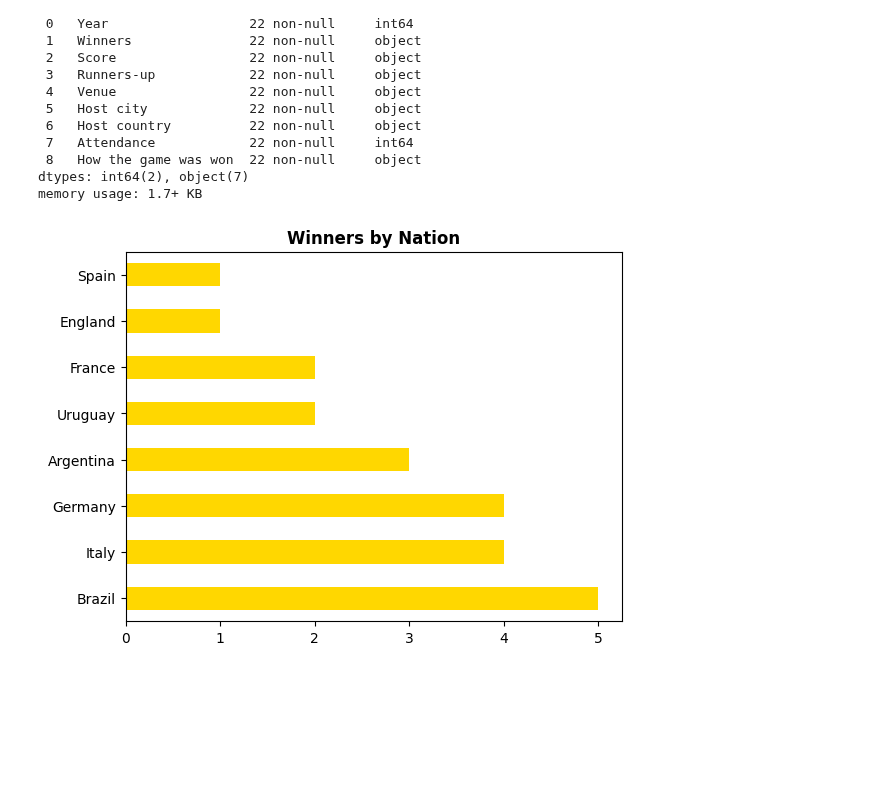
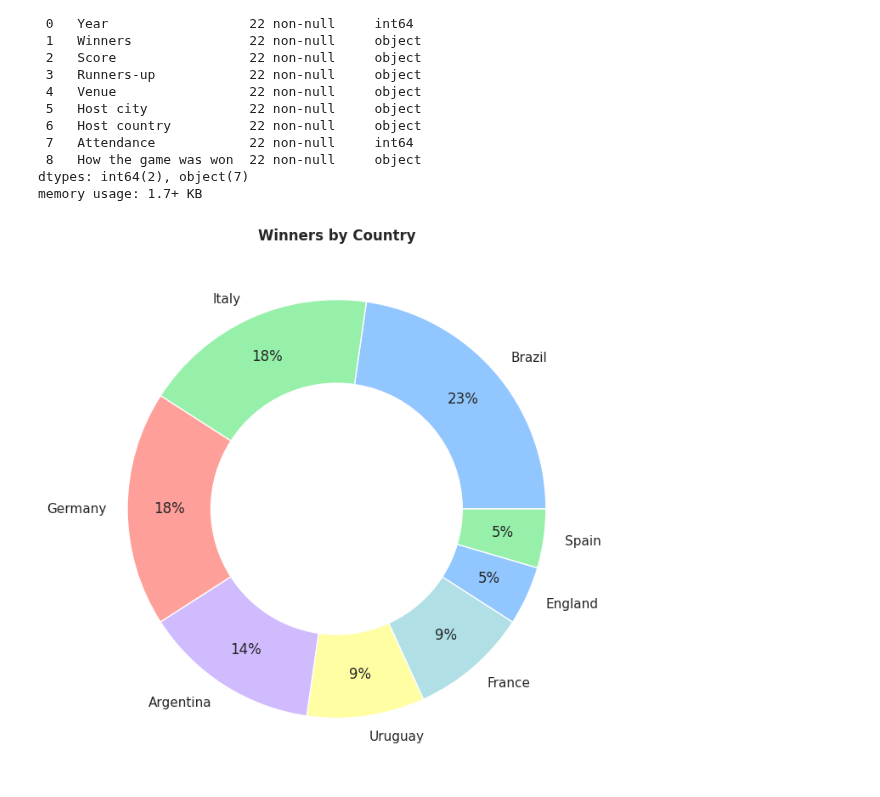
Before and after one commit to guilhermelaviola/SoccerCompetitionsStudy, a Jupyter notebook: FIFAWorldCupStudy.ipynb, the cells around one changed output. Cells and saved outputs as stored; diff of their text form; code cells hidden in the pictures; blank space fills up the shorter version.

```diff
--- a/FIFAWorldCupStudy.ipynb
+++ b/FIFAWorldCupStudy.ipynb
@@ -6,11 +6,11 @@ import numpy as np
 import pandas as pd
 import seaborn as sns
 import matplotlib.pyplot as plt
-from matplotlib.animation import FuncAnimation, FFMpegWriter
-import seaborn as sns
+sns.set(style = 'whitegrid')
+plt.style.use('seaborn-pastel')
 # %%
 # Importing the dataset:
-nt_tournaments = pd.ExcelFile('NT tournaments finals.xlsx')
+nt_tournaments = pd.ExcelFile('NT_tournaments_finals.xlsx')
 wc = pd.read_excel(nt_tournaments, 'FIFA World Cup finals')
 
 # Displaying the last 5 champions:
@@ -48,12 +48,11 @@ Data columns (total 9 columns):
 dtypes: int64(2), object(7)
 memory usage: 1.7+ KB
 # %%
-# Displaying number of titles by nation:
-wc.groupby('Year').first()['Winners'].value_counts().plot(kind = 'barh',
-                                                          color = 'gold')
+# Displaying the number of titles by country:
+wc['Winners'].value_counts().plot(kind = 'pie', autopct = '%.0f%%', figsize = (8, 8), wedgeprops = dict(width = 0.4), pctdistance = 0.8)
 plt.ylabel(None)
-plt.title('Winners by Nation', fontweight = 'bold')
+plt.title('Winners by Country', fontweight = 'bold')
 plt.show()
 # %% [output]
-[figure, old version]
+[figure, new version]
 # %%
```
Also changed, not shown: parts of 3 cells of this notebook.
